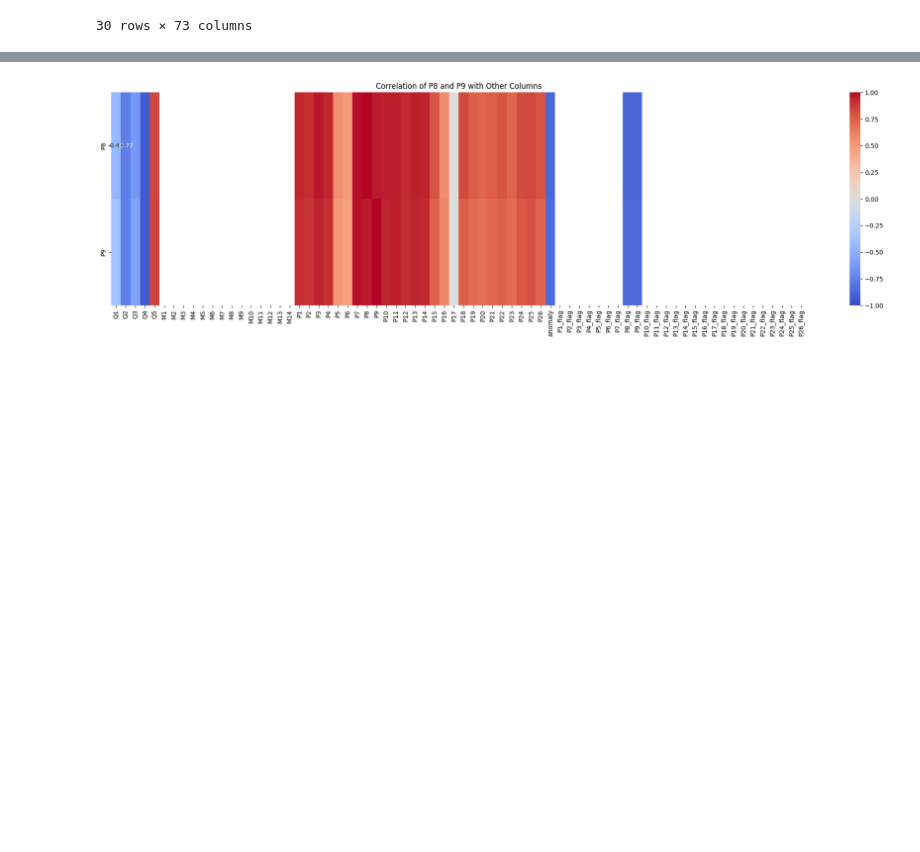
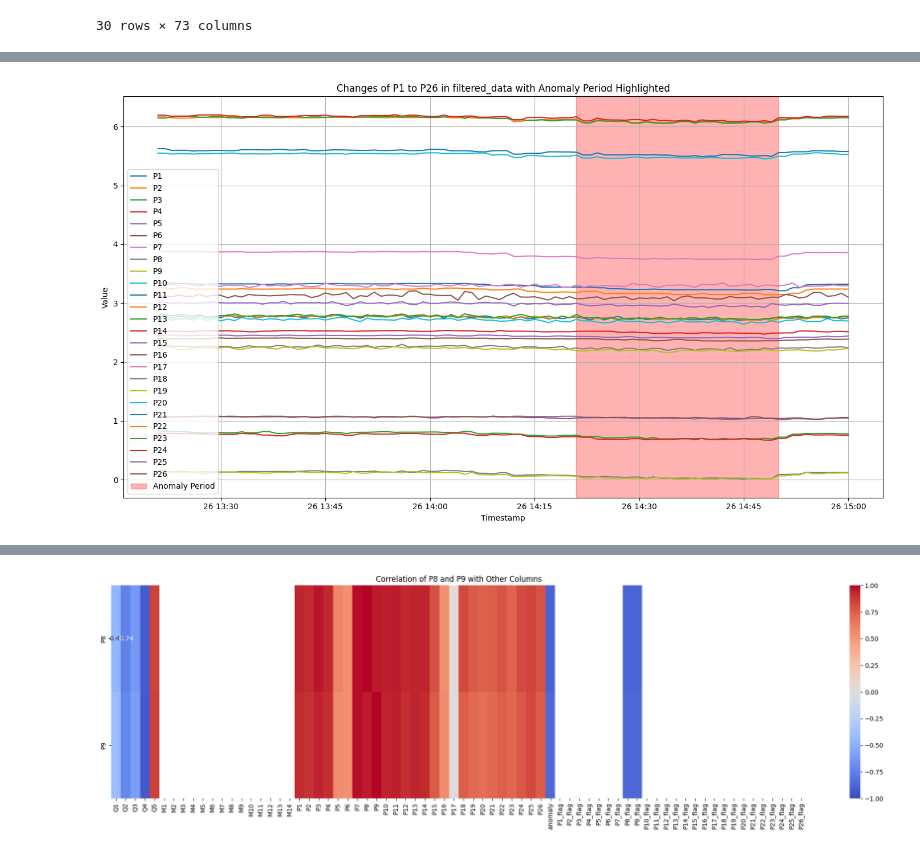
Before and after one commit to goat923/Kwater, a Jupyter notebook: TRAIN_A.ipynb, the cells around one changed output, grey strips where cells are left out. Saved outputs shown, nothing was run; the diff lists cells and outputs as text; code cells hidden in the pictures; blank space fills up the shorter version.

```diff
--- a/TRAIN_A.ipynb
+++ b/TRAIN_A.ipynb
@@ -311,5 +311,5 @@ df_A[df_A["anomaly"] == 1]
 | 44090 | 24/06/26 14:50 | 17880 | 33019.001 | 41798.999 | 6920 | 94693 | 0 | 0 | 0 | 1 | ... | ... |
 30 rows × 73 columns
 # %%
-# timestamp 컬럼을 datetime 형식으로 변환 (이미 되어있다면 이 단계는 생략)
-df_A['timestamp'] = pd.to_datetime(df_A['timestamp'])
+#시계열 자료로 변환
+df_A['timestamp'] = pd.to_datetime(df_A['timestamp'], format='%y/%m/%d %H:%M')
@@ -340,0 +332,4 @@ filtered_data.head()
+# %%
+# anomaly가 1인 연속된 구간 찾기
+anomaly_start = df_A[df_A['anomaly'] == 1]['timestamp'].min()
+anomaly_end = df_A[df_A['anomaly'] == 1]['timestamp'].max()
@@ -340,0 +344,4 @@ filtered_data.head()
+# %%
+# 전후 60분 시간 범위 설정
+start_time = anomaly_start - pd.Timedelta(minutes=60)
+end_time = anomaly_end + pd.Timedelta(minutes=60)
@@ -340,0 +356,3 @@ filtered_data.head()
+# %%
+# 데이터 추출
+filtered_data = df_A[(df_A['timestamp'] >= start_time) & (df_A['timestamp'] <= end_time)]
@@ -340,0 +385,18 @@ filtered_data.head()
+# %%
+# p1부터 p10까지의 데이터 시각화
+plt.figure(figsize=(14, 8))
+for i in range(1, 27):
+    plt.plot(filtered_data['timestamp'], filtered_data[f'P{i}'], label=f'P{i}')
+
+# anomaly 구간 강조
+plt.axvspan(anomaly_start, anomaly_end, color='red', alpha=0.3, label='Anomaly Period')
+
+plt.title('Changes of P1 to P26 in filtered_data with Anomaly Period Highlighted')
+plt.xlabel('Timestamp')
+plt.ylabel('Value')
+plt.legend()
+plt.grid()
+plt.tight_layout()
+plt.show()
+# %% [output]
+[figure, added]
```
Also changed, not shown: parts of 20 cells of this notebook.
